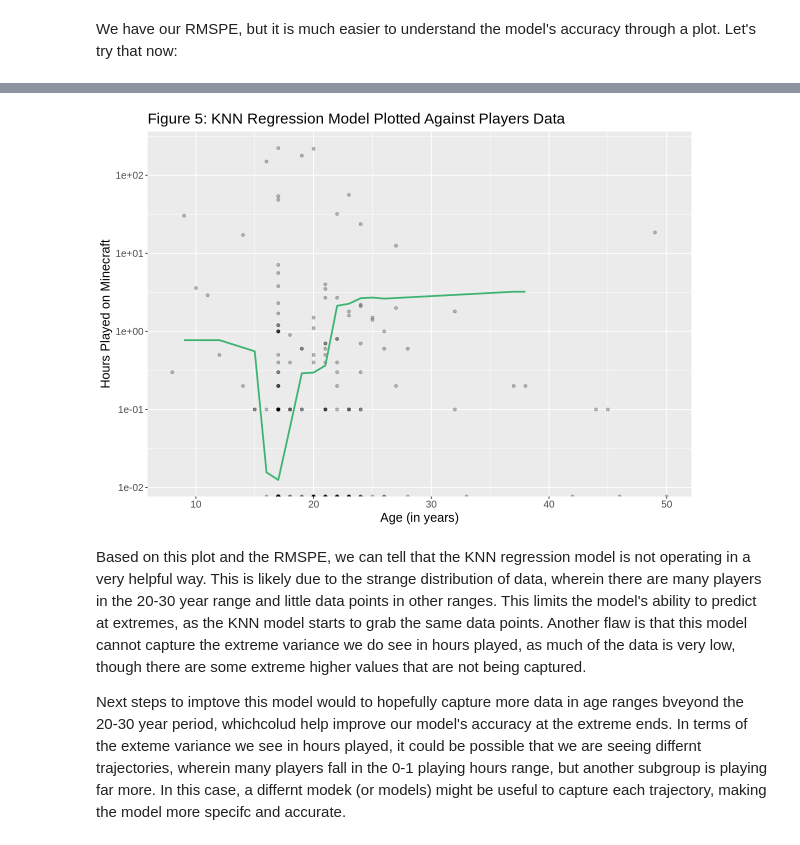
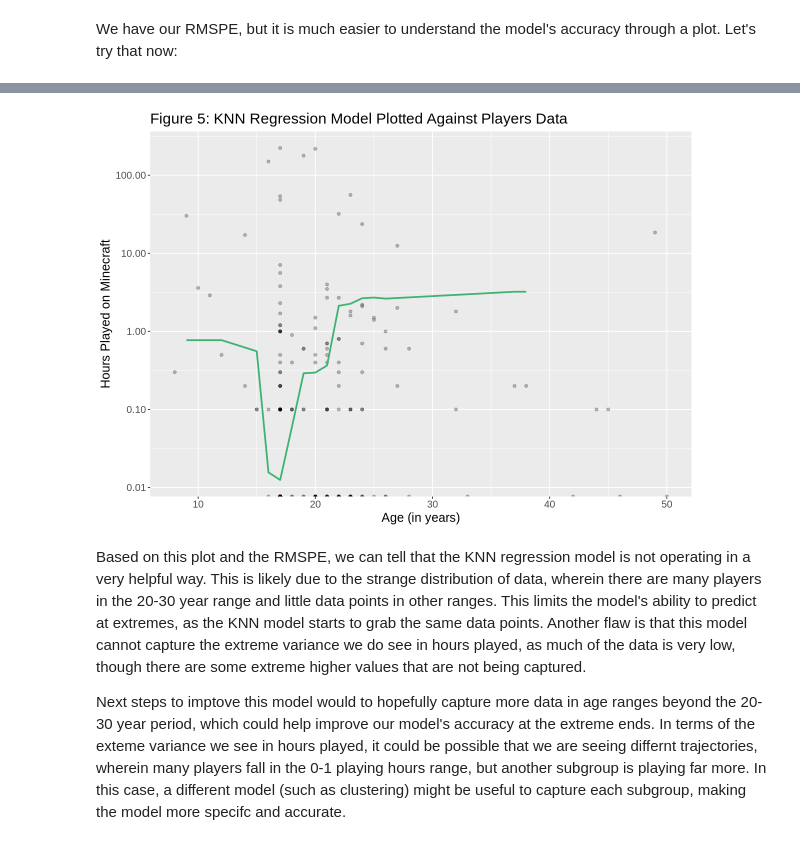
Before and after one commit to Lmcewe01/dsci-100-2025-LM-project, a Jupyter notebook: Analyses.ipynb, the cells around one changed output, grey strips where cells are left out. Saved outputs shown, nothing was run; the diff lists cells and outputs as text; code cells hidden in the pictures.

```diff
--- a/Analyses.ipynb
+++ b/Analyses.ipynb
@@ -257,7 +239,7 @@ We have our RMSPE, but it is much easier to understand the model's accuracy thro
 #plotting the actual data as a scatterplot and the model's estimate as a line plot
 knn_reg_rmse_plot <- players_knn |> ggplot(aes(x = age, y = played_hours)) + geom_point(alpha = 0.25) +
         geom_line(data = knn_reg_test, mapping = aes(x = age, y = .pred), linewidth = 1, color = 'mediumseagreen') +
-        scale_y_log10() + ylab("Hours Played on Minecraft") + xlab("Age (in years)") +
+        scale_y_log10(labels = label_comma()) + ylab("Hours Played on Minecraft") + xlab("Age (in years)") +
         theme(text = element_text(size = 15)) + ggtitle("Figure 5: KNN Regression Model Plotted Against Players Data")
 
 knn_reg_rmse_plot
@@ -266,6 +248,6 @@ Warning message in scale_y_log10():
 “log-10 transformation introduced infinite values.”
-[figure, old version]
+[figure, new version]
 # %% [markdown]
 Based on this plot and the RMSPE, we can tell that the KNN regression model is not operating in a very helpful way. This is likely due to the strange distribution of data, wherein there are many players in the 20-30 year range and little data points in other ranges. This limits the model's ability to predict at extremes, as the KNN model starts to grab the same data points. Another flaw is that this model cannot capture the extreme variance we do see in hours played, as much of the data is very low, though there are some extreme higher values that are not being captured.
 
-Next steps to imptove this model would to hopefully capture more data in age ranges bveyond the 20-30 year period, whichcolud help improve our model's accuracy at the extreme ends. In terms of the exteme variance we see in hours played, it could be possible that we are seeing differnt trajectories, wherein many players fall in the 0-1 playing hours range, but another subgroup is playing far more. In this case, a differnt modek (or models) might be useful to capture each trajectory, making the model more specifc and accurate.
+Next steps to imptove this model would to hopefully capture more data in age ranges beyond the 20-30 year period, which could help improve our model's accuracy at the extreme ends. In terms of the exteme variance we see in hours played, it could be possible that we are seeing differnt trajectories, wherein many players fall in the 0-1 playing hours range, but another subgroup is playing far more. In this case, a different model (such as clustering) might be useful to capture each subgroup, making the model more specifc and accurate.
```
Also changed, not shown: parts of 6 cells of this notebook.
